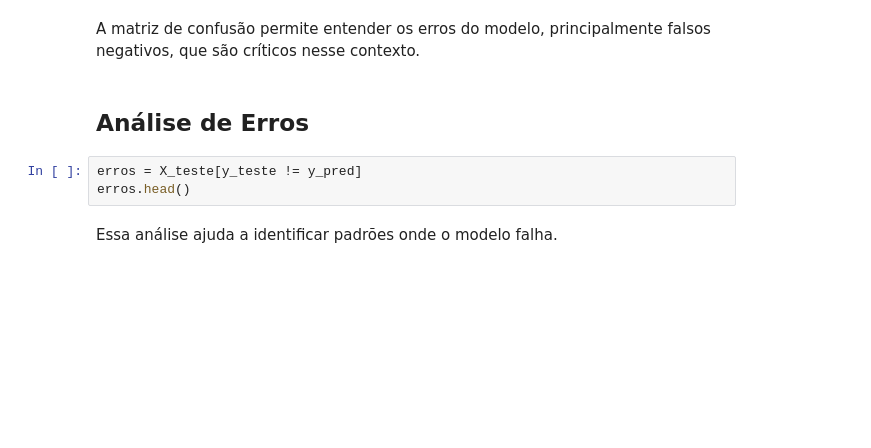
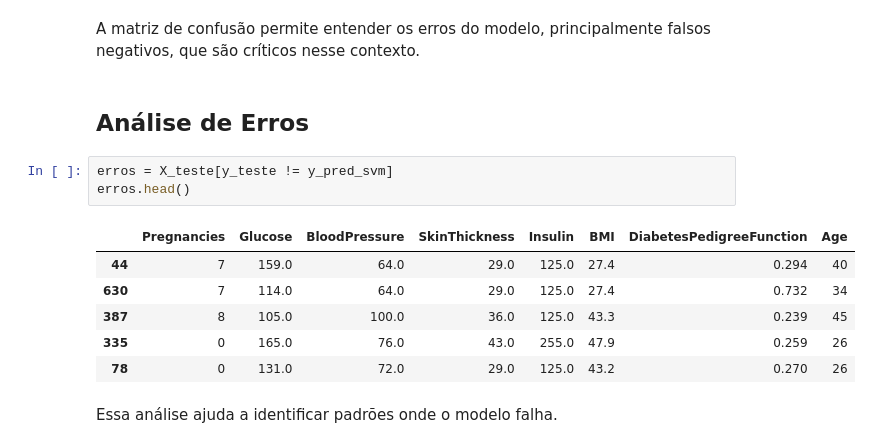
Before and after one commit to netomantonio/tech-challenge-1, a Jupyter notebook: notebooks/02_diabetes.ipynb, the cells around one changed output. Saved outputs shown, nothing was run; the diff lists cells and outputs as text; blank space fills up the shorter version.

```diff
--- a/notebooks/02_diabetes.ipynb
+++ b/notebooks/02_diabetes.ipynb
@@ -812,8 +833,15 @@ A matriz de confusão permite entender os erros do modelo, principalmente falsos
 # %% [markdown]
 ## Análise de Erros
 # %%
-erros = X_teste[y_teste != y_pred]
+erros = X_teste[y_teste != y_pred_svm]
 erros.head()
+# %% [output]
+|  | Pregnancies | Glucose | BloodPressure | SkinThickness | Insulin | BMI | DiabetesPedigreeFunction | Age |
+| 44 | 7 | 159.0 | 64.0 | 29.0 | 125.0 | 27.4 | 0.294 | 40 |
+| 630 | 7 | 114.0 | 64.0 | 29.0 | 125.0 | 27.4 | 0.732 | 34 |
+| 387 | 8 | 105.0 | 100.0 | 36.0 | 125.0 | 43.3 | 0.239 | 45 |
+| 335 | 0 | 165.0 | 76.0 | 43.0 | 255.0 | 47.9 | 0.259 | 26 |
+| 78 | 0 | 131.0 | 72.0 | 29.0 | 125.0 | 43.2 | 0.270 | 26 |
 # %% [markdown]
 Essa análise ajuda a identificar padrões onde o modelo falha.
 # %% [markdown]
```
Also changed, not shown: parts of 6 cells of this notebook.
